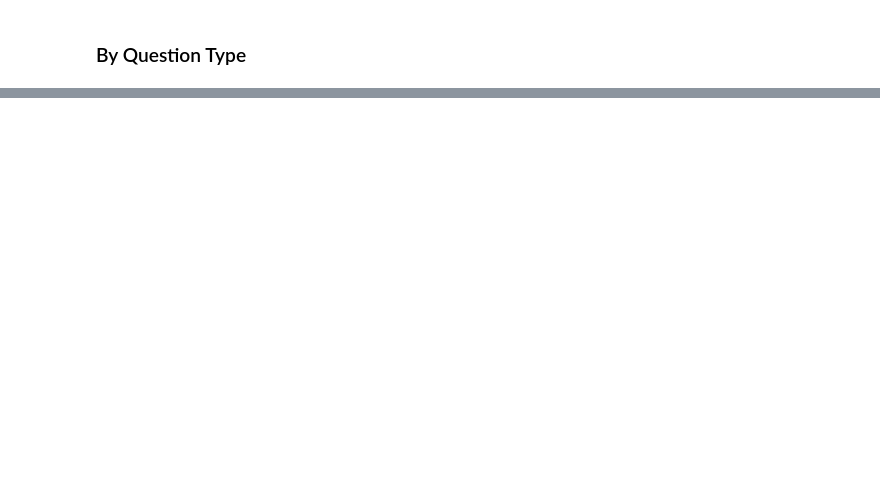
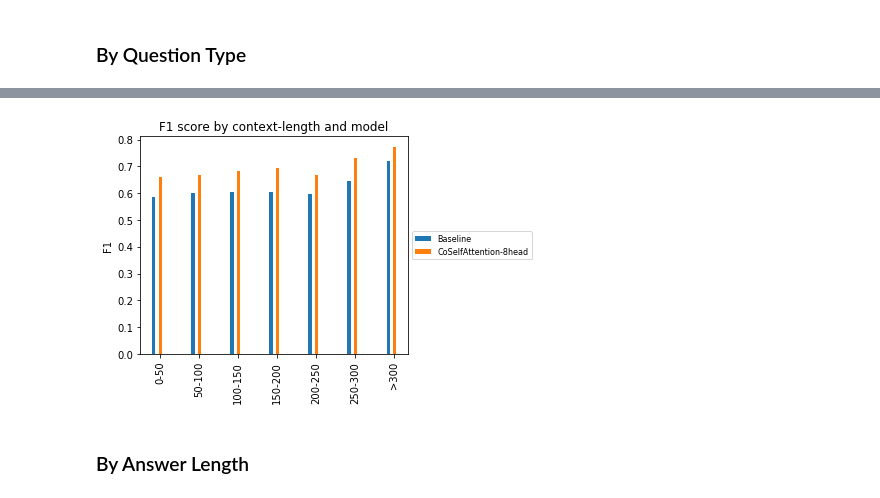
Before and after one commit to mayankiitg/cs224n-Question-Answering-on-SQUAD-2.0, a Jupyter notebook: predictions_analysis.ipynb, the cells around one changed output, grey strips where cells are left out. Drawn from its saved outputs; the diff is of its cells as text; code cells hidden in the pictures; blank space fills up the shorter version.

```diff
--- a/predictions_analysis.ipynb
+++ b/predictions_analysis.ipynb
@@ -254,0 +396,72 @@ quest_dict = question_type_analysis('data/dev_submission.csv')
+# %%
+def get_perf_by_context(pred_file, eval_data):
+    pred_file = 'data/'+file+'/dev_submission.csv'
+    #print(pred_file)
+    quest_dict = context_type_analysis(pred_file, eval_data)
+
+    #context_types = ['0-50', '50-100', '100-150', '150-200', '200-250', '250-300', '>300'] #'300-350',
+    f1_scores = {}
+    em_scores = {}
+    avna_scores = {}
+
+    for ques in quest_dict:
+        f1_scores[ques] = quest_dict[ques]['f1']
+        em_scores[ques] = quest_dict[ques]['em']
+        avna_scores[ques] = quest_dict[ques]['avna']
+        #print(quest_dict[ques]['f1'], quest_dict[ques]['total'])
+    # other question type
+    return f1_scores, em_scores, avna_scores
+# %%
+%matplotlib inline
+model_perf = collections.defaultdict(dict)
+
+dataset_file = 'data/dev_eval.json'
+eval_dataset = load_dev(dataset_file)
+
+candidate_files = {'Baseline':'bidaf-baseline-03-03', 'CoSelfAttention-8head':'EightHeadSelfBest-02'}
+
+n = len(candidate_files)
+context_types = ['0-50', '50-100', '100-150', '150-200', '200-250', '250-300', '>300'] # '>350']
+# context_types = ['0-60', '60-90', '90-100', '100-115', '115-140', '140-180', '>180']
+x = np.arange(len(context_types))
+
+fig, ax = plt.subplots()
+
+width = 0.08
+m = 0
+
+for model, file in candidate_files.items():
+    #print(model, file)
+    f1_scores, em_scores, avna_scores = get_perf_by_context(file, eval_dataset)
+    #print(f1_scores)
+    model_perf[model]['f1'] = f1_scores
+    model_perf[model]['em'] = em_scores
+    model_perf[model]['avna'] = avna_scores
+    f1 = []
+    for ques in context_types:
+        if ques in f1_scores:
+            f1.append(f1_scores[ques])
+        else:
+            f1.append(0)
+    #f1.append(f1_scores['other'])
+
+    ax.bar(x - 2*width + 4*m*width/n, f1[:], width, label=model)  #width/2 + m*width/2*n
+    m += 1
+
+ax.set_ylabel('F1')
+ax.set_title('F1 score by context-length and model')
+ax.set_xticks(x)
+context
+ax.set_xticklabels(context_types, rotation=90)
+box = ax.get_position()
+ax.set_position([box.x0, box.y0, box.width * 0.8, box.height])
+ax.legend(loc='center left', bbox_to_anchor=(1, 0.5), fontsize=8) #(fontsize=7)
+#figure(figsize=(16, 12), dpi=800)
+#fig.tight_layout()
+fig.savefig('PerfContextLength_twoModel_simpler.png')
+#plt.xticks(rotation=90)
+plt.show()
+# %% [output]
+[figure, added]
+# %% [markdown]
+### By Answer Length
```
Also changed, not shown: parts of 65 cells of this notebook.
